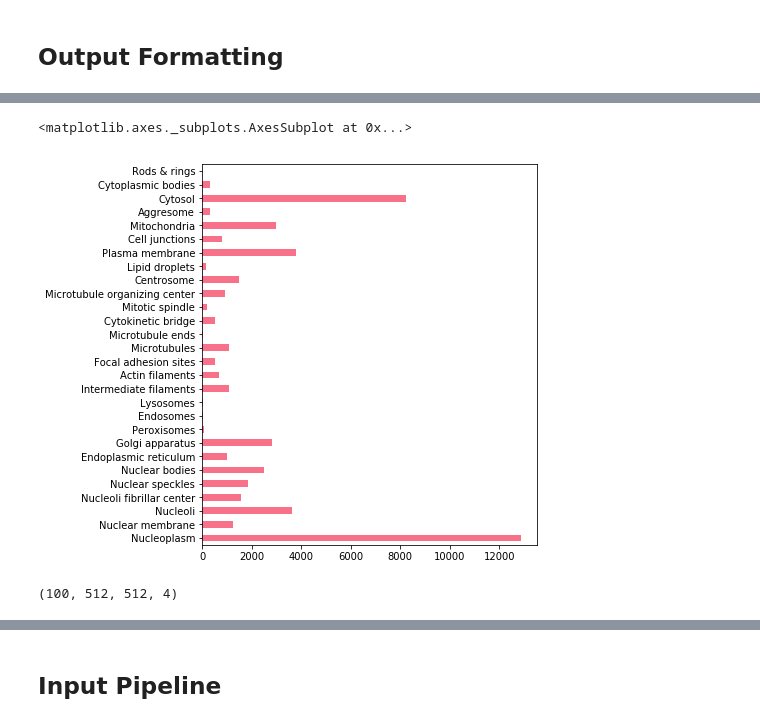
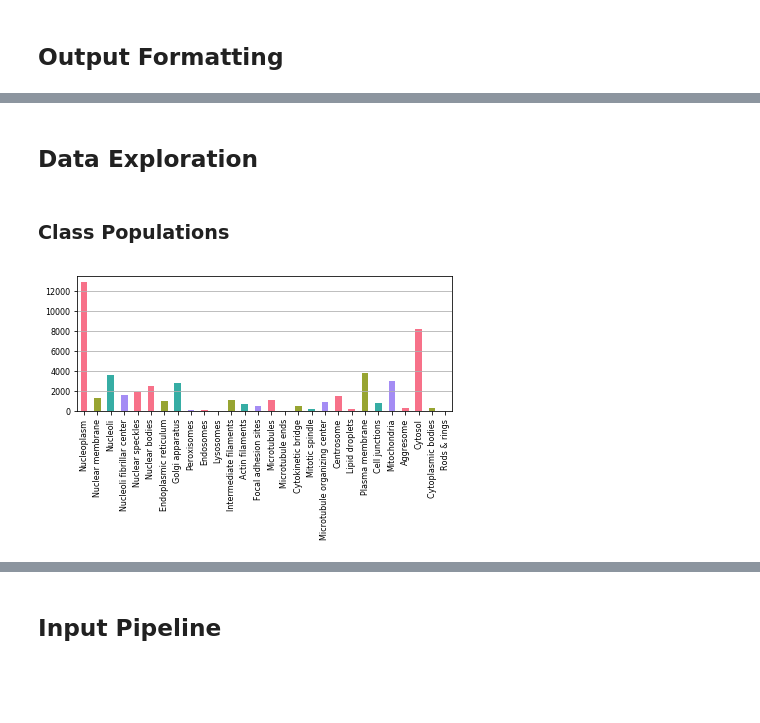
Before and after one commit to eldrtimo/protein, a Jupyter notebook: examples.ipynb, the cells around one changed output, grey strips where cells are left out. Saved outputs shown, nothing was run; the diff lists cells and outputs as text; code cells hidden in the pictures; blank space fills up the shorter version.

Commit message:
new figures, data generators overhauled

```diff
--- a/examples.ipynb
+++ b/examples.ipynb
@@ -33,5 +33,14 @@ np.set_printoptions(precision = 3, linewidth = 1e5, threshold = 1e5)
 
 # Pandas Settings
 pd.set_option("display.max_colwidth", 500)
-pd.set_option("display.max_columns",30)
+pd.set_option("display.max_columns",50)
 pd.set_option("display.float_format","{:.2f}".format)
+
+
+
+# Plot Settings
+plt.rc('axes', labelsize=11)
+plt.rc('xtick', labelsize=8)
+plt.rc('ytick', labelsize=8)
+plt.rc('xticklabel')
+sns.set_palette("husl",n_colors = 4)
@@ -40,11 +46,0 @@ pd.set_option("display.float_format","{:.2f}".format)
-# %%
-reload(pa); atlas = pa.ProteinAtlas()
-fig, ax = plt.subplots(figsize=(6,7))
-counts = atlas.labels.sum()
-# counts.index = atlas.classes
-# counts = counts.sort_values()
-colors = sns.color_palette("husl",n_colors = 1)
-counts.plot.barh(ax = ax, fontsize = 10, color = colors)
-# %% [output]
-<matplotlib.axes._subplots.AxesSubplot at 0x...>
-[figure, removed]
@@ -55,4 +47,13 @@ X, y = atlas.get_batch(ids)
-# %%
-X.shape
-# %% [output]
-(100, 512, 512, 4)
+# %% [markdown]
+## Data Exploration
+# %% [markdown]
+### Class Populations
+# %%
+fig, ax = plt.subplots()
+counts = atlas.labels.sum()
+counts.plot.bar(ax = ax)
+ax.yaxis.grid(True)
+fig.tight_layout()
+fig.savefig("plots/class_counts.pdf")
+# %% [output]
+[figure, added]
```
Also changed, not shown: parts of 26 cells of this notebook, 4 other files.
